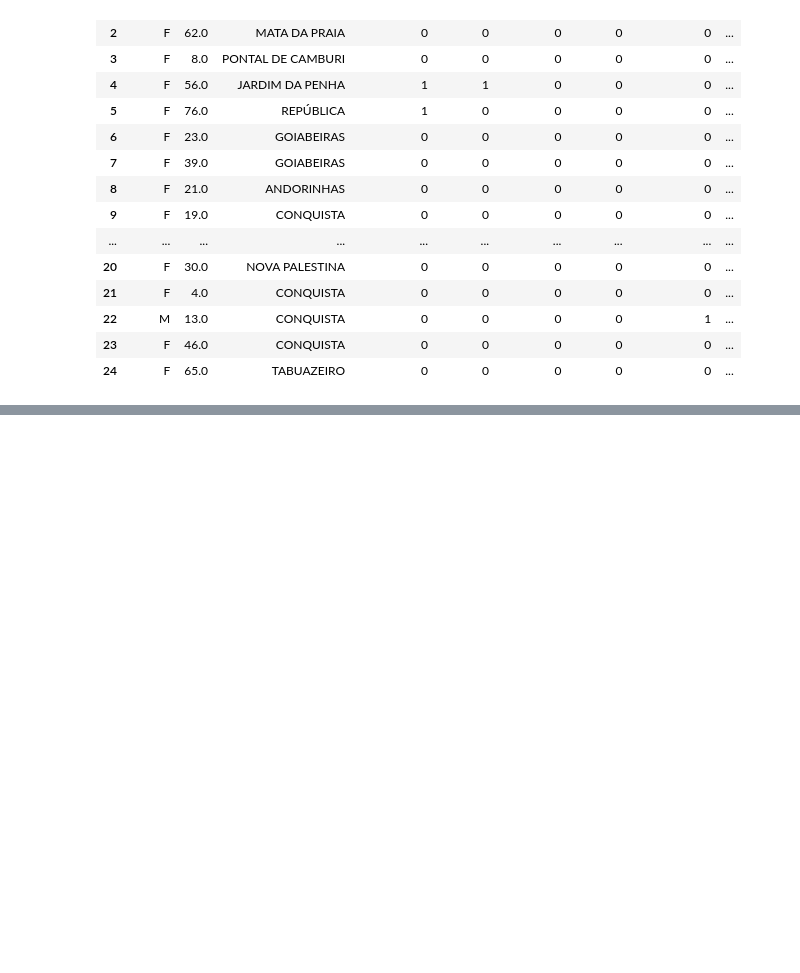
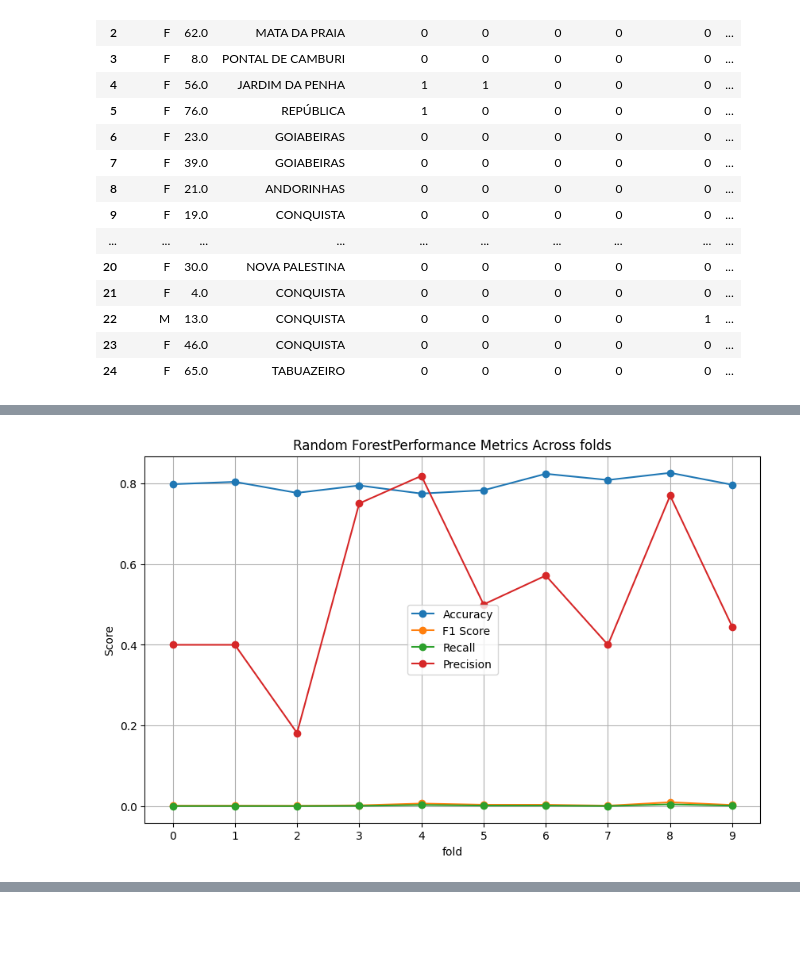
Before and after one commit to Sumitjh26997/CSS581-ML, a Jupyter notebook: hw1.ipynb, the cells around one changed output, grey strips where cells are left out. Cells and saved outputs as stored; diff of their text form; code cells hidden in the pictures; blank space fills up the shorter version.

```diff
--- a/hw1.ipynb
+++ b/hw1.ipynb
@@ -780,0 +835,4 @@ results.head(10)
+# %%
+plot_metrics(rf_data, 'Random Forest')
+# %% [output]
+[figure, added]
```
Also changed, not shown: parts of 45 cells of this notebook.
